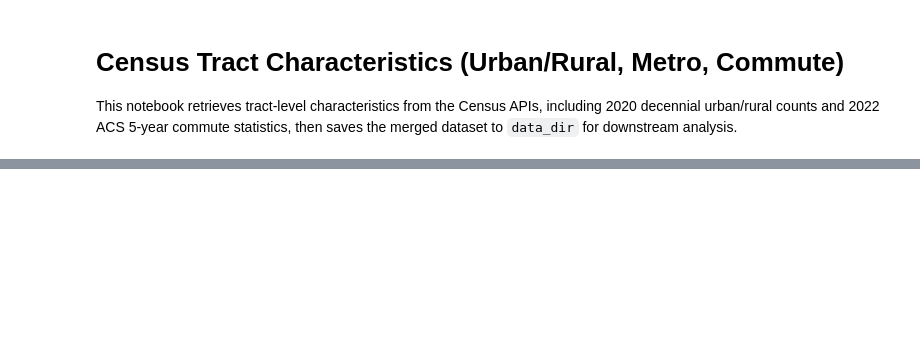
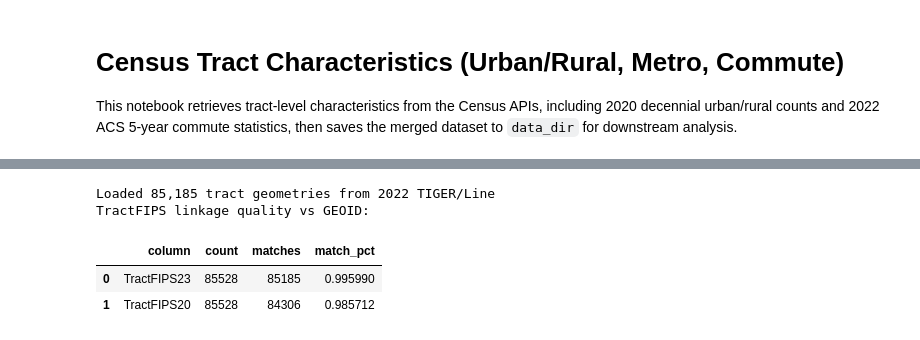
Before and after one commit to maxbusboom/WirelessIncome, a Jupyter notebook: notebooks/ericbusboom/02c_tract_characteristics.ipynb, the cells around one changed output, grey strips where cells are left out. Drawn from its saved outputs; the diff is of its cells as text; code cells hidden in the pictures; blank space fills up the shorter version.

```diff
--- a/notebooks/ericbusboom/02c_tract_characteristics.ipynb
+++ b/notebooks/ericbusboom/02c_tract_characteristics.ipynb
@@ -233 +40,35 @@ PosixPath('/Users/eric/proj/scratch/WirelessIncome/data/tract_characteristics.pa
+# %%
+tracts_url = "https://www2.census.gov/geo/tiger/GENZ2022/shp/cb_2022_us_tract_500k.zip"
+tracts_gdf = gpd.read_file(tracts_url)
+tracts_gdf = tracts_gdf[["GEOID", "NAME", "STATEFP", "COUNTYFP", "TRACTCE"]]
+print(f"Loaded {len(tracts_gdf):,} tract geometries from 2022 TIGER/Line")
+
+tract_cols = [col for col in ["TractFIPS23", "TractFIPS20", "TractFIPS"] if col in df.columns]
+if not tract_cols:
+    raise ValueError("RUCA file is missing expected TractFIPS columns")
+
+link_checks = []
+geoids = set(tracts_gdf["GEOID"].astype(str))
+for col in tract_cols:
+    values = df[col].astype(str).str.strip().str.zfill(11)
+    df[col + "_normalized"] = values
+    matches = values.isin(geoids)
+    link_checks.append(
+        {
+            "column": col,
+            "count": len(values),
+            "matches": matches.sum(),
+            "match_pct": matches.mean(),
+        }
+    )
+
+link_df = pd.DataFrame(link_checks)
+print("TractFIPS linkage quality vs GEOID:")
+link_df
+# %% [output]
+Loaded 85,185 tract geometries from 2022 TIGER/Line
+TractFIPS linkage quality vs GEOID:
+|  | column | count | matches | match_pct |
+| 0 | TractFIPS23 | 85528 | 85185 | 0.995990 |
+| 1 | TractFIPS20 | 85528 | 84306 | 0.985712 |
 # %%
```
Also changed, not shown: parts of 13 cells of this notebook, 5 other files.
